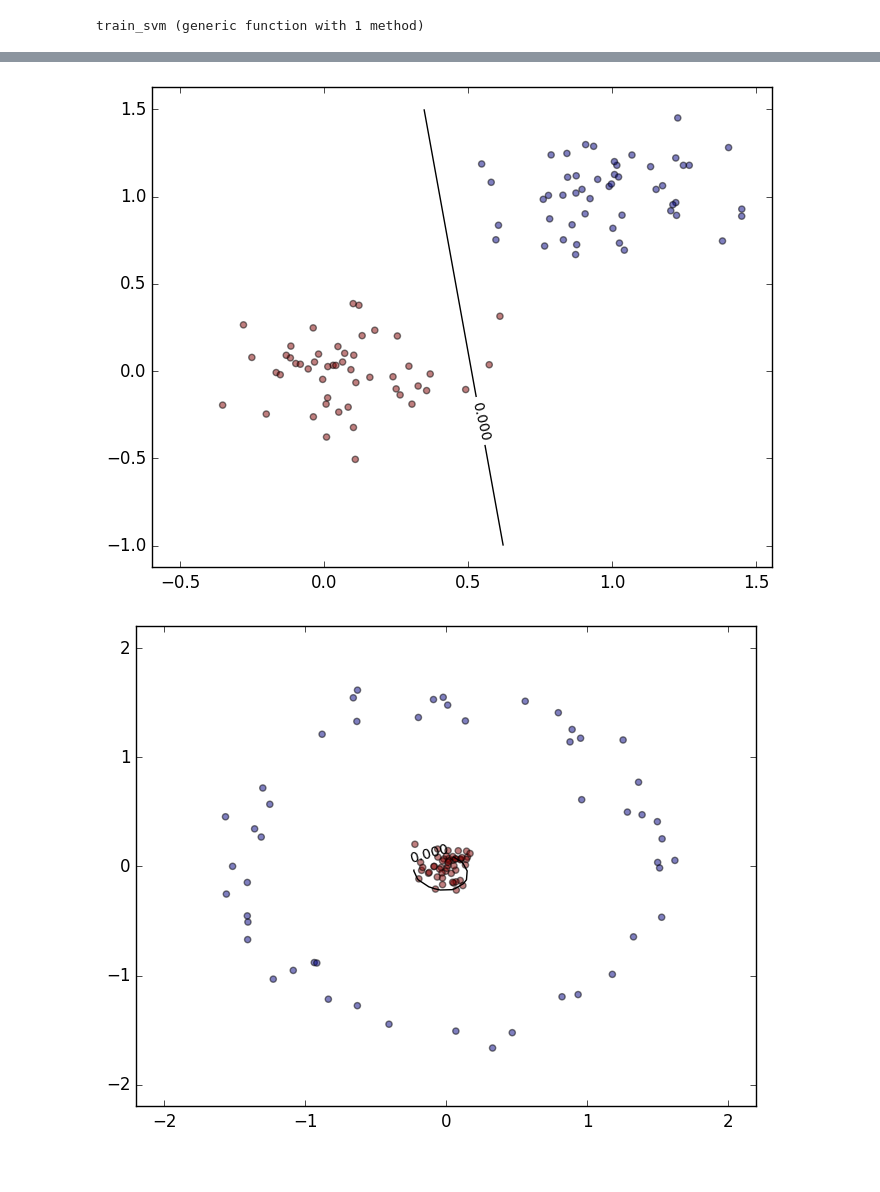
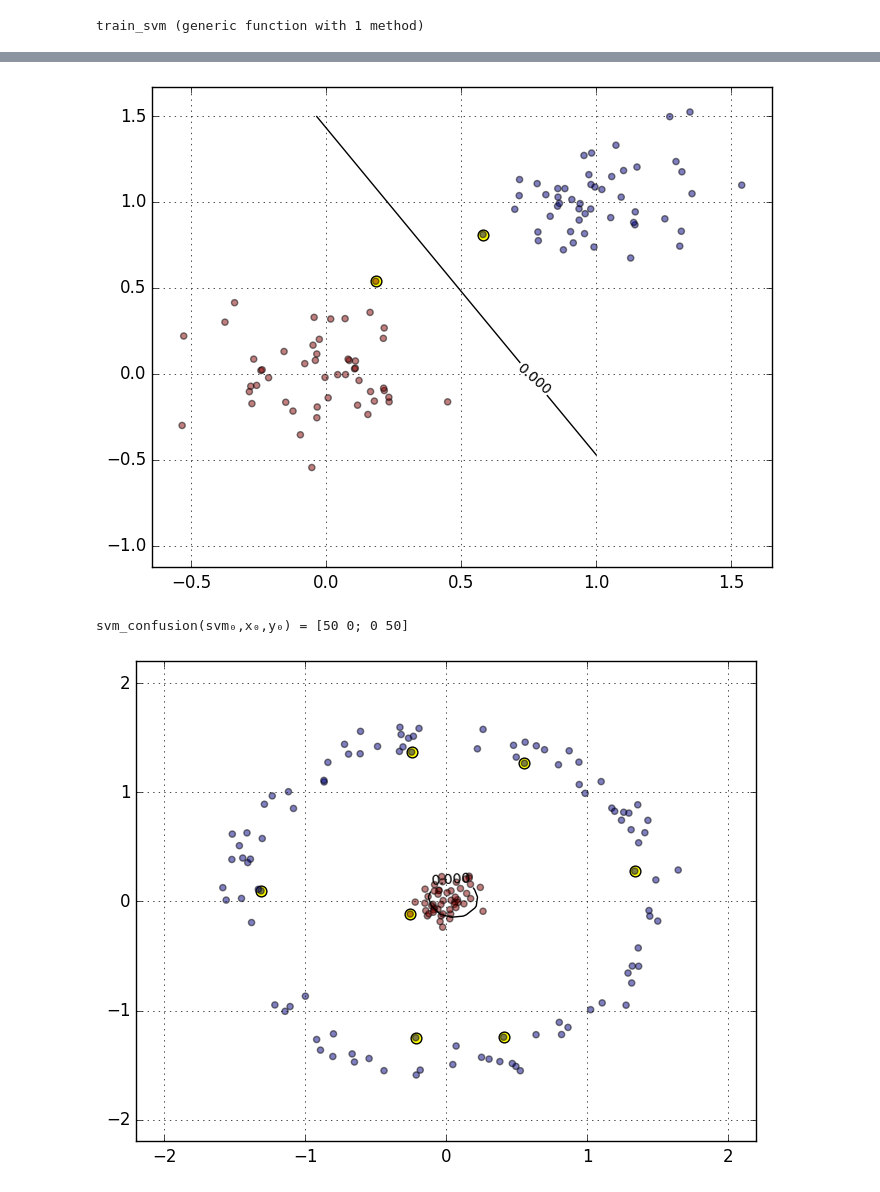
Before and after one commit to matthieubulte/proseminar-svm, a Jupyter notebook: svm.ipynb, the cells around one changed output, grey strips where cells are left out. Saved outputs shown, nothing was run; the diff lists cells and outputs as text; code cells hidden in the pictures.

```diff
--- a/svm.ipynb
+++ b/svm.ipynb
@@ -94,7 +94,7 @@ function train_svm(data, labels; K=vecdot, tol=eps()) :: SVM
 
     problem = minimize(0.5*quadform(α, Q) - vecdot(α, ones(N)))
     problem.constraints += α >= 0
-    problem.constraints += vecdot(α, y) == 0
+    problem.constraints += vecdot(α, labels) == 0
 
     solve!(problem, SCSSolver(verbose=false))
     α = α.value[:, 1]
@@ -105,7 +105,7 @@ function train_svm(data, labels; K=vecdot, tol=eps()) :: SVM
     w = zeros(size(data, 2))
     for i = 1:N
         if α[i] > 0
-            w += α[i] * y[i] * x[i, :]
+            w += α[i] * labels[i] * data[i, :]
         end
     end
 
@@ -113,12 +113,12 @@ function train_svm(data, labels; K=vecdot, tol=eps()) :: SVM
     b = 0
     for i = 1:N
         if α[i] > 0
-            b = y[i] - K(x[i, :], w)
+            b = labels[i] - K(data[i, :], w)
             break
         end
     end
 
-    SVM(α, x[α .!= 0, :], y[α .!= 0], b, K)
+    SVM(α, data[α .!= 0, :], labels[α .!= 0], b, K)
 end
 # %% [output]
 train_svm (generic function with 1 method)
@@ -125,17 +163,4 @@ train_svm (generic function with 1 method)
 # %%
-function svm_predict(svm :: SVM, x)
-    f = svm.b
-    j = 1
-    for i = 1:length(svm.α)
-        if svm.α[i] > 0
-            f += svm.support_vectors_labels[j] * svm.α[i] * svm.K(x, svm.support_vectors_data[j, :])
-            j += 1
-        end
-    end
-
-    f
-end
-
 function svm_show_contour(svm :: SVM, xrange, yrange)
     N = length(xrange)
 
@@ -155,6 +180,7 @@ function svm_show_contour(svm :: SVM, xrange, yrange)
     zgrid = reshape(z, N, N)
 
     cs = contour(xgrid, ygrid, zgrid, colors="black", levels=[0])
-    clabel(cs, inline=1, fontsize=10);
+    clabel(cs, inline=1, fontsize=10)
+    grid();
 end
 # %% [output]
@@ -164,15 +188,24 @@ svm_show_contour (generic function with 1 method)
 # %%
-x, y = lin_sep_two_clouds()
-svm₀ = train_svm(x, y, tol=10.0e-6)
+x₀, y₀ = lin_sep_two_clouds()
+
+svm₀ = train_svm(x₀, y₀, tol=10.0e-6)
+@show svm_confusion(svm₀, x₀, y₀)
+
 svm_show_contour(svm₀, linspace(-0.5, 1.0, 50), linspace(-1.0, 1.5, 50))
-scatter(x[:, 1], x[:, 2], c=y, alpha=0.5);
+scatter(x₀[:, 1][svm₀.α .!= 0], x₀[:, 2][svm₀.α .!= 0], c="yellow", s=60)
+scatter(x₀[:, 1], x₀[:, 2], c=y₀, alpha=0.5);
 # %% [output]
-[figure, old version]
+[figure, new version]
+svm_confusion(svm₀,x₀,y₀) = [50 0; 0 50]
 # %%
-x, y = two_cocentric()
-poly(x₁, x₂) = (1 + vecdot(x₁, x₂))^2
-svm₂ = train_svm(x, y, tol=10.0e-6, K=poly)
-svm_show_contour(svm₂, linspace(-2.0, 2.0, 50), linspace(-2.0, 2.0, 50))
-scatter(x[:, 1], x[:, 2], c=y, alpha=0.5);
+x₁, y₁ = two_cocentric()
+poly(l, r) = (1 + vecdot(l, r))^2
+
+svm₁ = train_svm(x₁, y₁, tol=10.0e-10, K=poly)
+@show svm_confusion(svm₁, x₁, y₁)
+
+svm_show_contour(svm₁, linspace(-2.0, 2.0, 50), linspace(-2.0, 2.0, 50))
+scatter(x₁[:, 1][svm₁.α .!= 0], x₁[:, 2][svm₁.α .!= 0], c="yellow", s=60)
+scatter(x₁[:, 1], x₁[:, 2], c=y₁, alpha=0.5);
 # %% [output]
-[figure, old version]
+[figure, new version]
```
Also changed, not shown: parts of 5 cells of this notebook, 7 other files.
